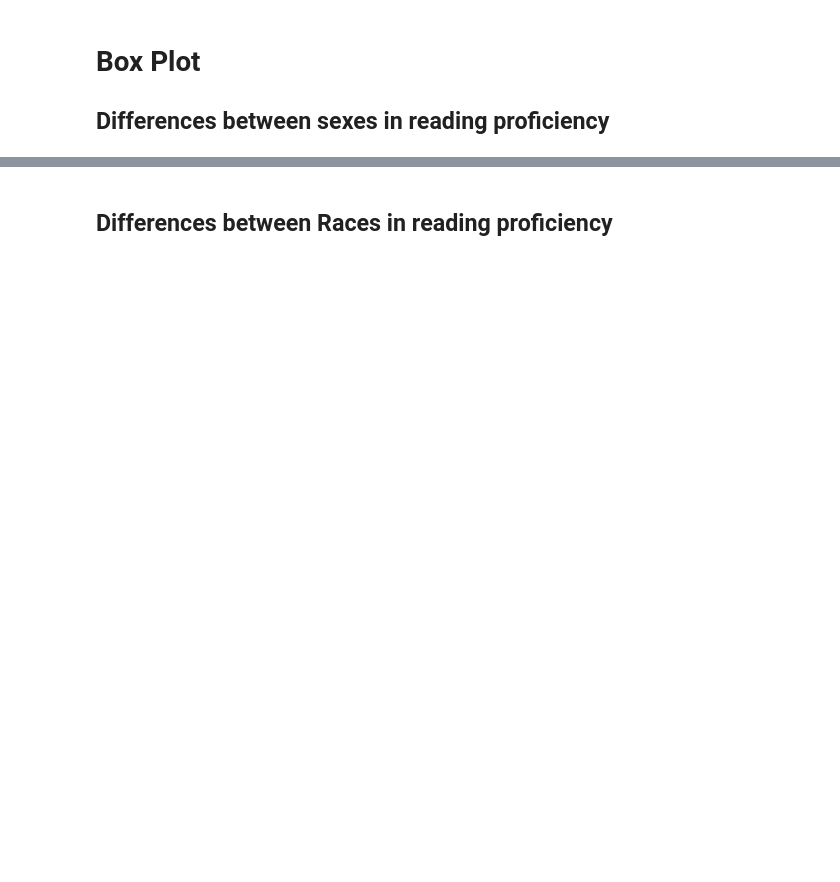
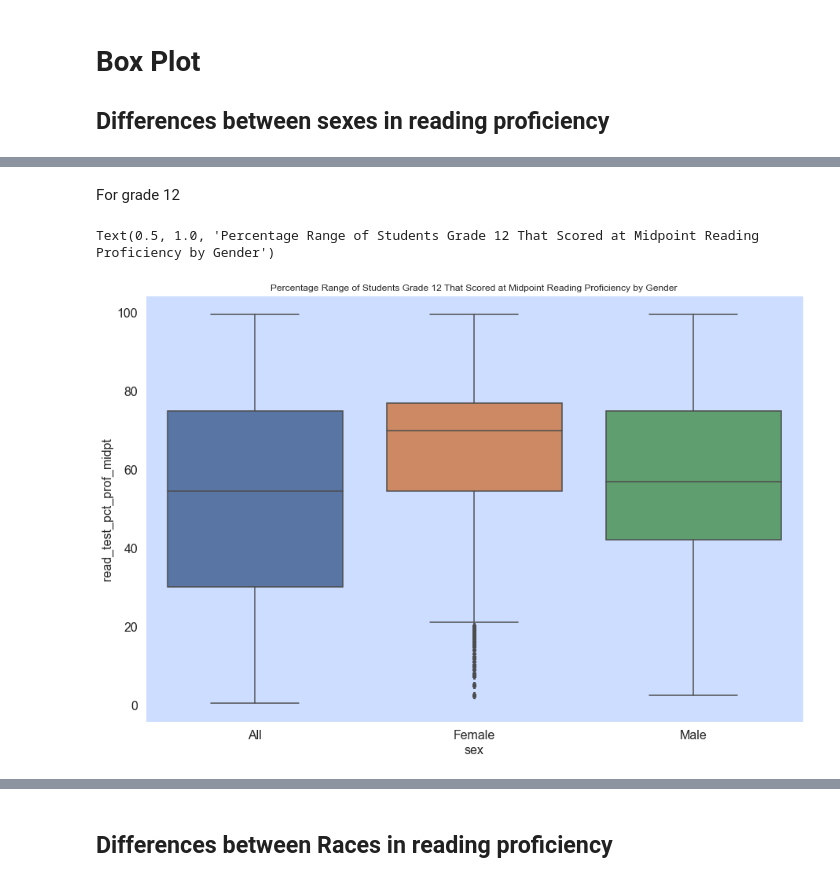
Before and after one commit to Data-Science-for-Education/educationdata, a Jupyter notebook: Education_Data_Models v2.ipynb, the cells around one changed output, grey strips where cells are left out. Drawn from its saved outputs; the diff is of its cells as text; code cells hidden in the pictures; blank space fills up the shorter version.

```diff
--- a/Education_Data_Models v2.ipynb
+++ b/Education_Data_Models v2.ipynb
@@ -208,6 +239,13 @@ cleaned_df.head()
+# %% [markdown]
+For grade 12
 # %%
-sns.boxplot(x='sex', y = 'read_test_pct_prof_midpt', data = cleaned_df)
-plt.title("Gender vs Reading proficiency mid");
+x=grade_12_df['sex'].map({1: 'Male', 2:'Female', 99: 'All'})
+plt.figure(figsize=(15, 10))
+sns.boxplot(x, y = grade_12_df['read_test_pct_prof_midpt'])
+plt.title("Percentage Range of Students Grade 12 That Scored at Midpoint Reading Proficiency by Gender")
 # 1 is male
 # 2 is female
 # 99 is Total
+# %% [output]
+Text(0.5, 1.0, 'Percentage Range of Students Grade 12 That Scored at Midpoint Reading Proficiency by Gender')
+[figure, added]
```
Also changed, not shown: parts of 25 cells of this notebook.
